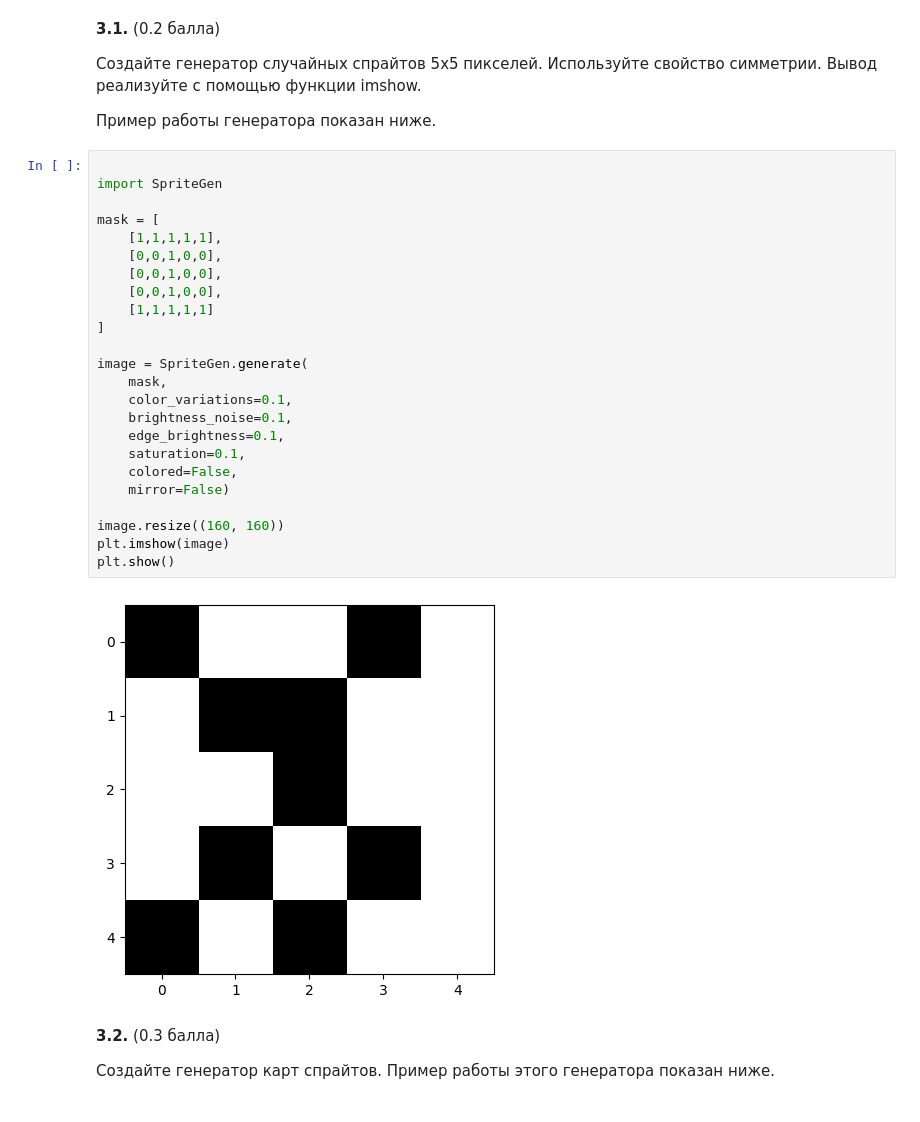
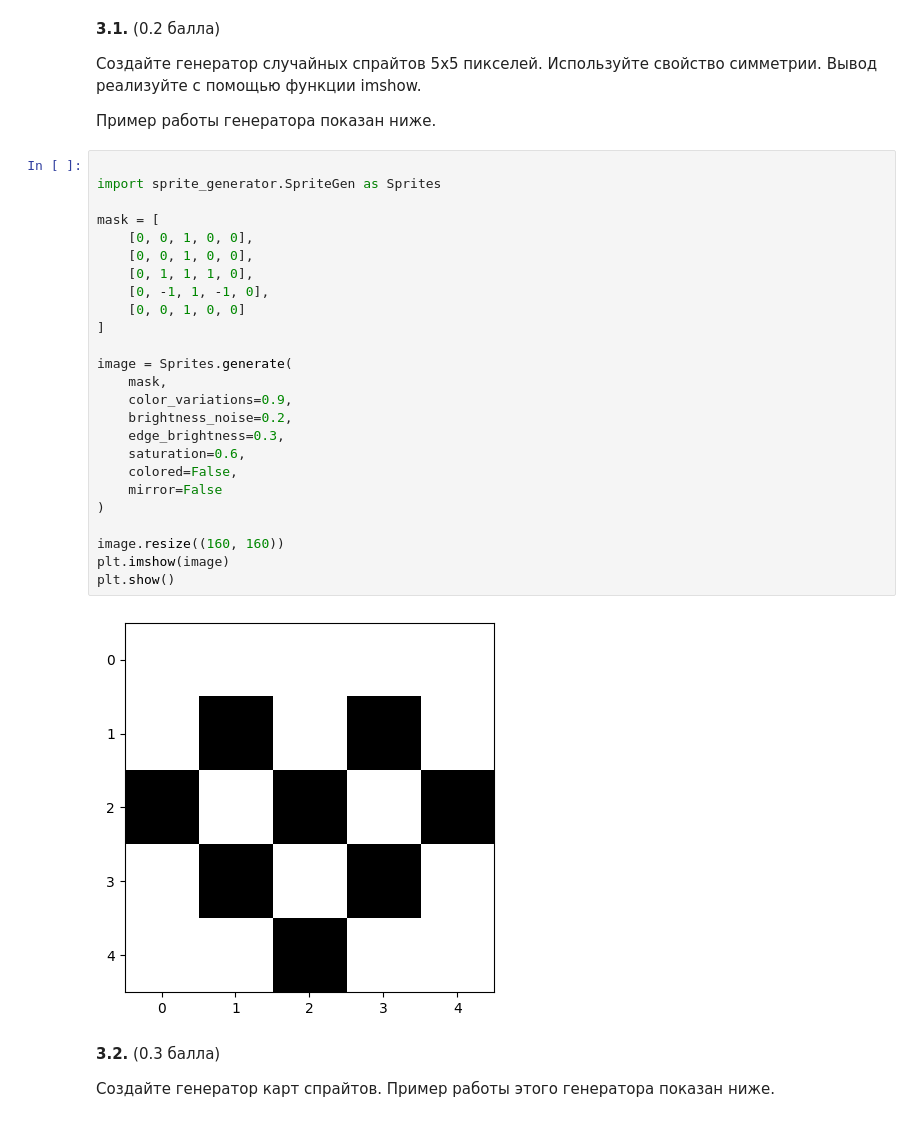
Before and after one commit to yakaska/Mirea-python, a Jupyter notebook: pr5/tasks_pr3.ipynb, the cells around one changed output. Drawn from its saved outputs; the diff is of its cells as text.

```diff
--- a/pr5/tasks_pr3.ipynb
+++ b/pr5/tasks_pr3.ipynb
@@ -72,30 +83,31 @@ plt.show();
 Пример работы генератора показан ниже.
 # %%
 
-import SpriteGen
+import sprite_generator.SpriteGen as Sprites
 
 mask = [
-    [1,1,1,1,1],
-    [0,0,1,0,0],
-    [0,0,1,0,0],
-    [0,0,1,0,0],
-    [1,1,1,1,1]
+    [0, 0, 1, 0, 0],
+    [0, 0, 1, 0, 0],
+    [0, 1, 1, 1, 0],
+    [0, -1, 1, -1, 0],
+    [0, 0, 1, 0, 0]
 ]
 
-image = SpriteGen.generate(
+image = Sprites.generate(
     mask,
-    color_variations=0.1,
-    brightness_noise=0.1,
-    edge_brightness=0.1,
-    saturation=0.1,
+    color_variations=0.9,
+    brightness_noise=0.2,
+    edge_brightness=0.3,
+    saturation=0.6,
     colored=False,
-    mirror=False)
+    mirror=False
+)
 
 image.resize((160, 160))
 plt.imshow(image)
 plt.show()
 # %% [output]
-[figure, old version]
+[figure, new version]
 # %% [markdown]
 **3.2.** (0.3 балла)
 
```
Also changed, not shown: parts of 4 cells of this notebook, 2 other files.
